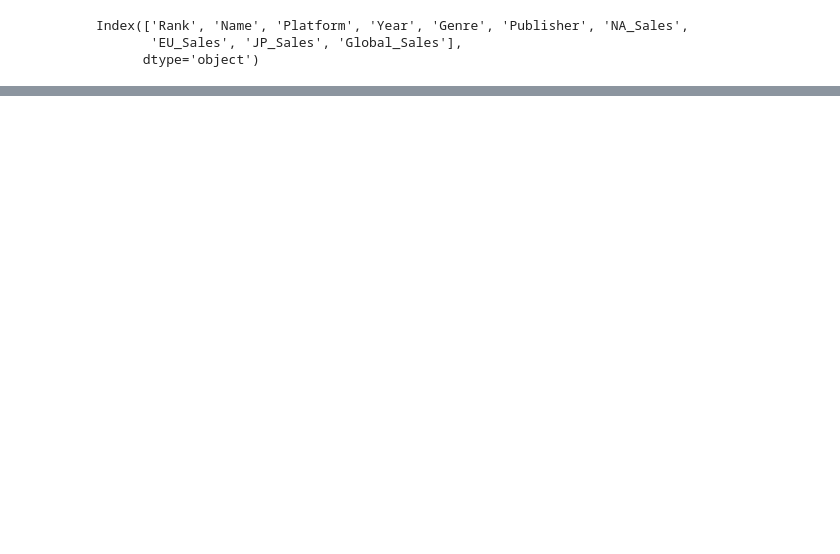
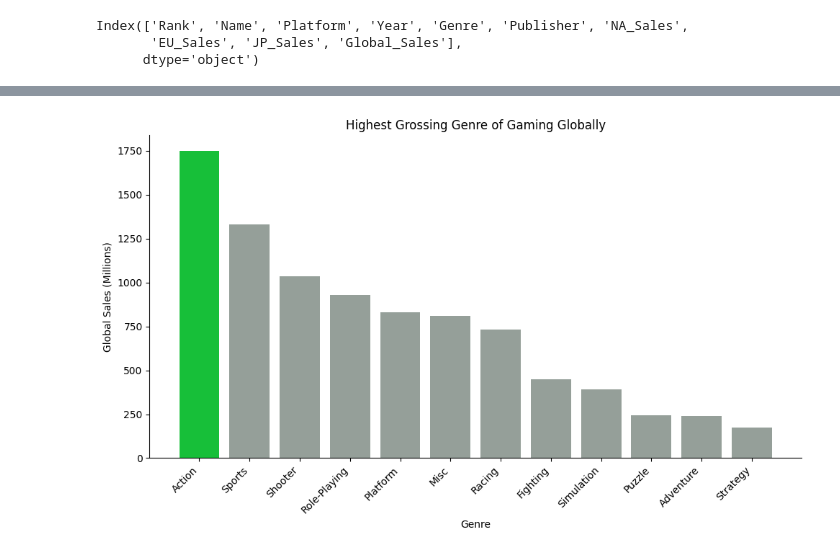
Before and after one commit to Teerp1986/TP_KeystoneDA, a Jupyter notebook: vgEvlove.ipynb, the cells around one changed output, grey strips where cells are left out. Drawn from its saved outputs; the diff is of its cells as text; code cells hidden in the pictures; blank space fills up the shorter version.

```diff
--- a/vgEvlove.ipynb
+++ b/vgEvlove.ipynb
@@ -118,0 +120,24 @@ Top_10_Genre
+# %%
+Genre= df_vgsales2.groupby('Genre')['Global_Sales'].sum().sort_values(ascending=False)
+plt.figure(figsize=(10, 6))
+colors = ["#959f99"]*len(Genre)# Create a list of colors for the bars
+
+max_index = Genre.idxmax()
+highlight_position = Genre.index.get_loc(max_index)
+colors[highlight_position] = "#17bf39"
+
+plt.bar(Genre.index, Genre.values, color = colors, width = 0.8)
+ax = plt.gca() # Get the current axes object
+ax.spines['top'].set_visible(False) # Remove the top spine
+ax.spines['right'].set_visible(False) # Remove the right spine
+
+
+plt.xlabel("Genre")# Add a label for the x-axis
+plt.ylabel("Global Sales (Millions)")# Add a label for the y-axis
+plt.title("Highest Grossing Genre of Gaming Globally")# Add a title to the chart
+plt.xticks(rotation=45, ha="right")# Rotate x-axis labels for better readability
+
+plt.tight_layout() # Adjust layout to prevent clipping of tick-labels
+plt.show()
+# %% [output]
+[figure, added]
```
Also changed, not shown: parts of 11 cells of this notebook.
